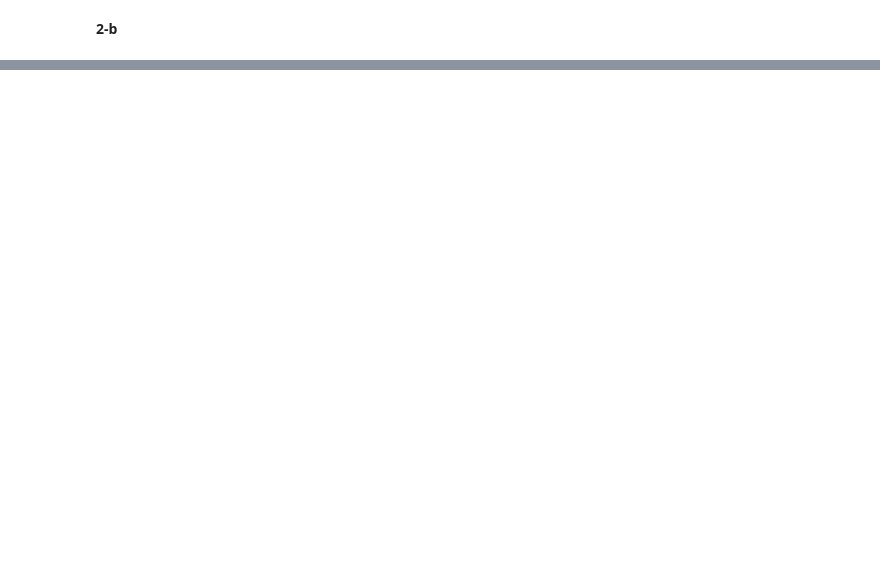
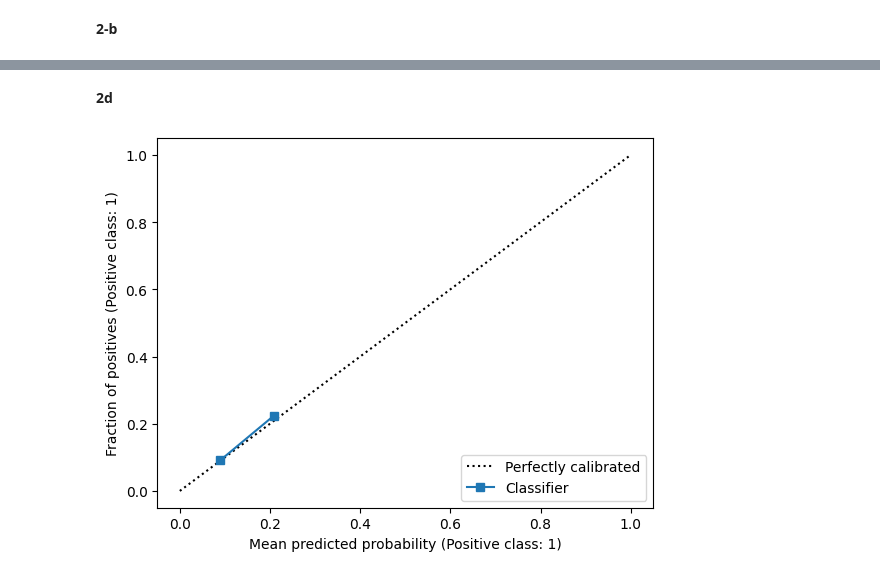
Before and after one commit to MkYacine/IFT6758-Projet, a Jupyter notebook: notebooks/modele_base.ipynb, the cells around one changed output, grey strips where cells are left out. Saved outputs shown, nothing was run; the diff lists cells and outputs as text; code cells hidden in the pictures; blank space fills up the shorter version.

```diff
--- a/notebooks/modele_base.ipynb
+++ b/notebooks/modele_base.ipynb
@@ -182,0 +193,6 @@ plt.show()
+# %% [markdown]
+**2d**
+# %%
+plot_fiability_diagram(modele_base, X_val, y_val)
+# %% [output]
+[figure, added]
```
Also changed, not shown: parts of 18 cells of this notebook.
